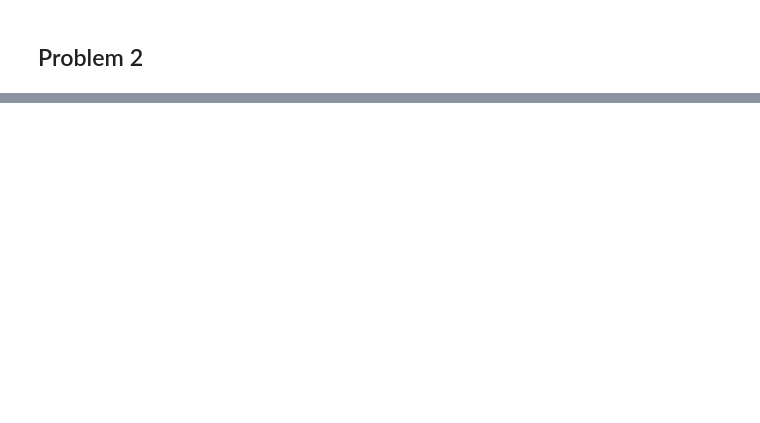
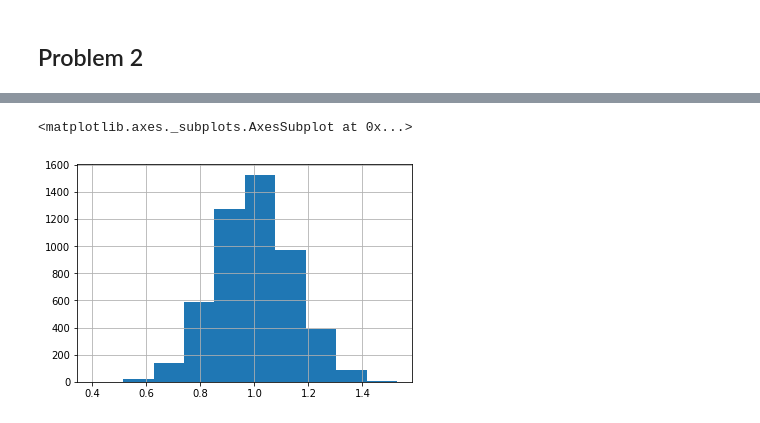
Before and after one commit to KangOxford/temp, a Jupyter notebook: PS7.ipynb, the cells around one changed output, grey strips where cells are left out. Saved outputs shown, nothing was run; the diff lists cells and outputs as text; code cells hidden in the pictures; blank space fills up the shorter version.

```diff
--- a/PS7.ipynb
+++ b/PS7.ipynb
@@ -34,3 +80,0 @@ df = pd.DataFrame(List)
-# %%
-alpha = [df.iloc[:,0].mean(), df.iloc[:,0].std()]
-beta  = [df.iloc[:,1].mean(), df.iloc[:,1].std()]
@@ -76,0 +188,5 @@ Now, the distribution of x and e are the same, but the corelation coefficient of
+# %%
+df["alpha_hat_simulation"].hist()
+# %% [output]
+<matplotlib.axes._subplots.AxesSubplot at 0x...>
+[figure, added]
```
Also changed, not shown: parts of 34 cells of this notebook.
